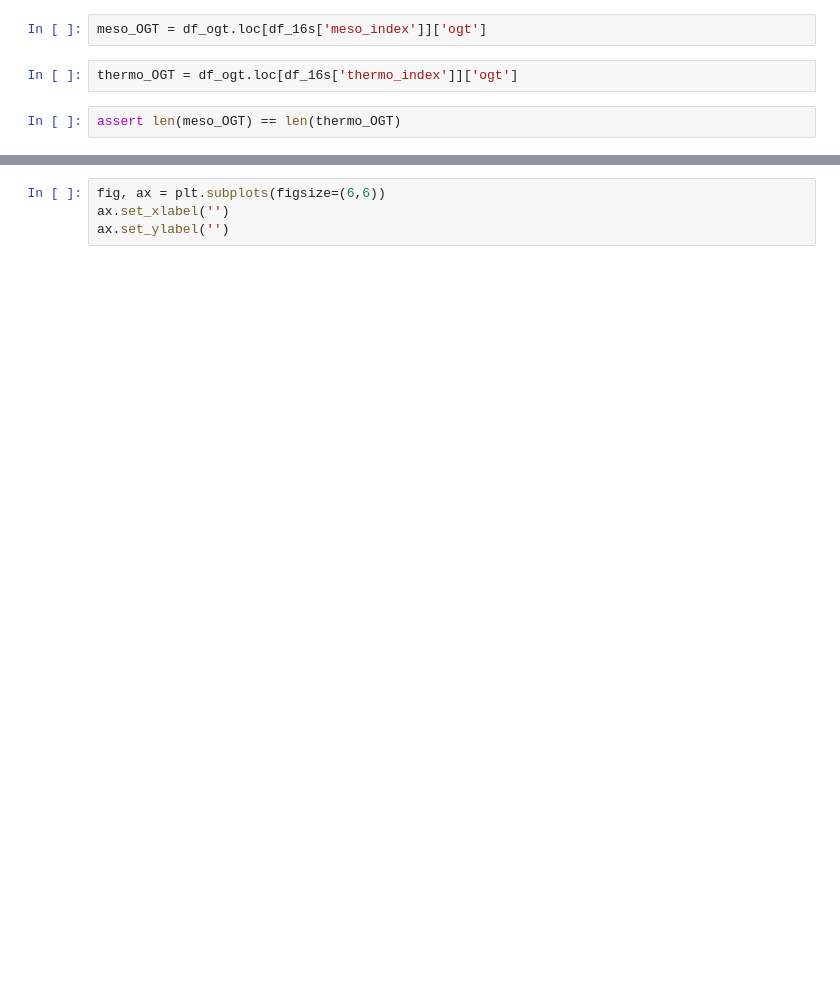
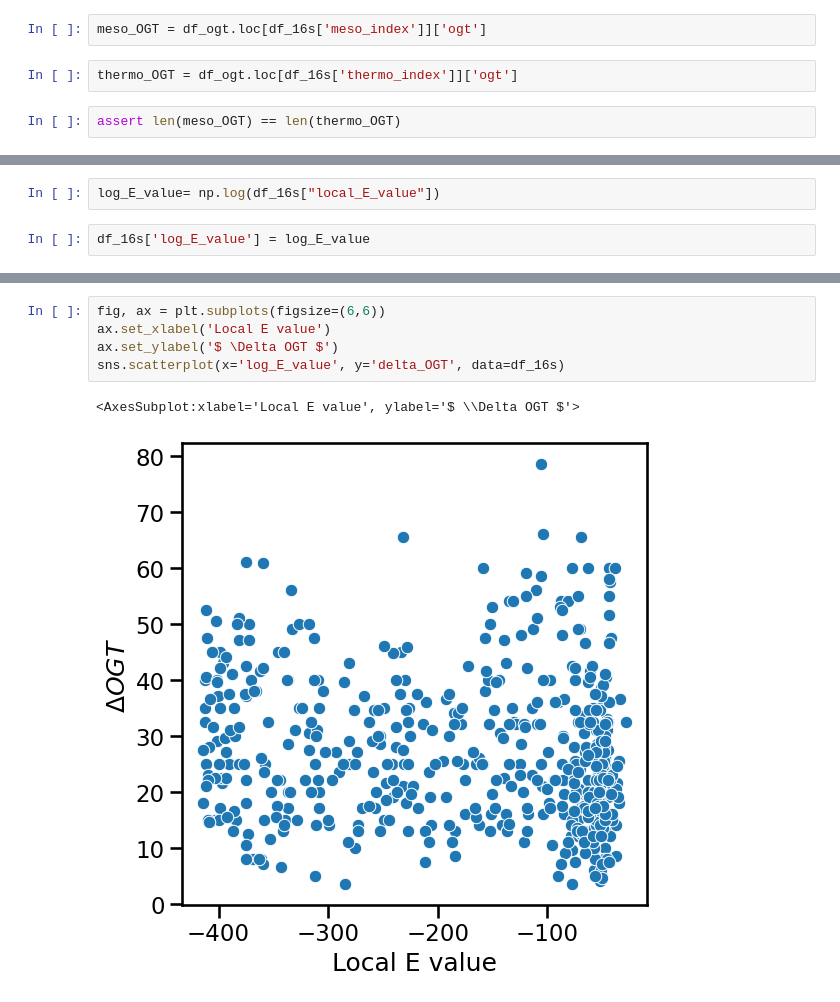
Before and after one commit to BeckResearchLab/learn2thermDB, a Jupyter notebook: notebooks/Plotting_HA.ipynb, the cells around one changed output, grey strips where cells are left out. Cells and saved outputs as stored; diff of their text form; blank space fills up the shorter version.

Commit message:
Added more stuff to the plotting notebook, so I can use it during happy hours

```diff
--- a/notebooks/Plotting_HA.ipynb
+++ b/notebooks/Plotting_HA.ipynb
@@ -59,0 +65,4 @@ df_16s.describe()
+# %%
+log_E_value= np.log(df_16s["local_E_value"])
+# %%
+df_16s['log_E_value'] = log_E_value
@@ -60,4 +81,8 @@ df_16s.describe()
 # %%
 fig, ax = plt.subplots(figsize=(6,6))
-ax.set_xlabel('')
-ax.set_ylabel('')
+ax.set_xlabel('Local E value')
+ax.set_ylabel('$ \Delta OGT $')
+sns.scatterplot(x='log_E_value', y='delta_OGT', data=df_16s)
+# %% [output]
+<AxesSubplot:xlabel='Local E value', ylabel='$ \\Delta OGT $'>
+[figure, added]
```
Also changed, not shown: parts of 19 cells of this notebook.
